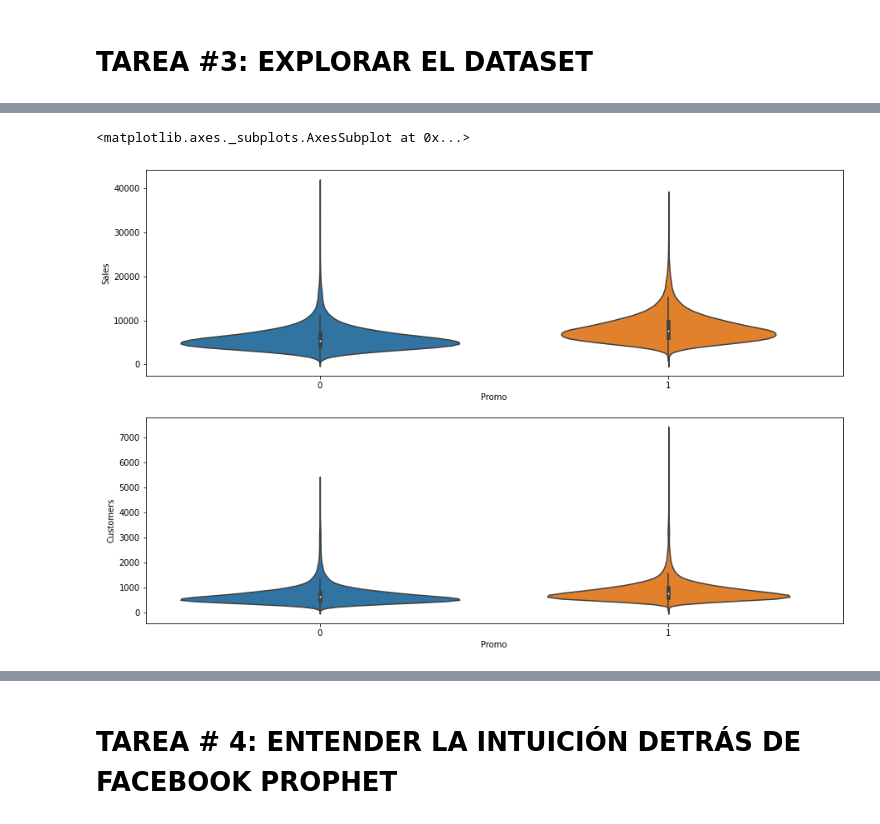
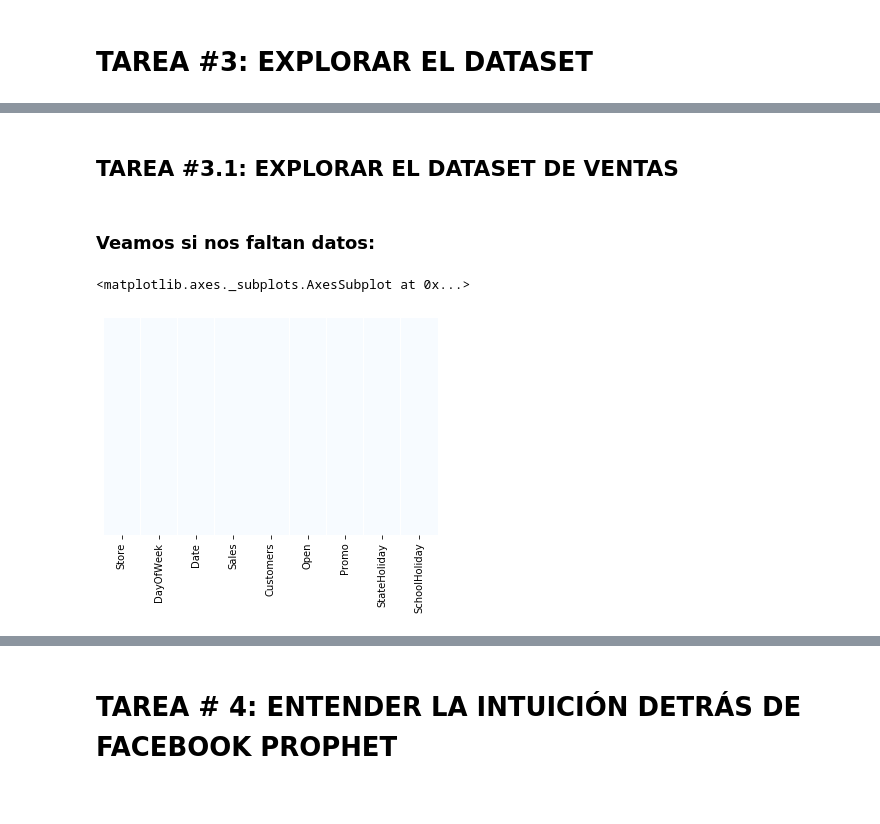
Before and after one commit to dasafo/ds4b, a Jupyter notebook: 3. Sales Department Data/Solución_Departamento_de_Ventas.ipynb, the cells around one changed output, grey strips where cells are left out. Drawn from its saved outputs; the diff is of its cells as text; code cells hidden in the pictures.

```diff
--- a/3. Sales Department Data/Solución_Departamento_de_Ventas.ipynb
+++ b/3. Sales Department Data/Solución_Departamento_de_Ventas.ipynb
@@ -80,0 +40,3 @@ sales_train_df.tail(10)
+# %%
+df = pd.read_csv("train.csv")
+df.shape
@@ -516,11 +176,9 @@ sns.barplot(x = 'Promo', y = 'Customers', data = sales_train_all_df)
-# %%
-plt.figure(figsize=[15,10])
-
-plt.subplot(211)
-sns.violinplot(x = 'Promo', y = 'Sales', data = sales_train_all_df)
-
-plt.subplot(212)
-sns.violinplot(x = 'Promo', y = 'Customers', data = sales_train_all_df)
-# %% [output]
-<matplotlib.axes._subplots.AxesSubplot at 0x...>
-[figure, removed]
+# %% [markdown]
+## TAREA #3.1: EXPLORAR EL DATASET DE VENTAS
+# %% [markdown]
+### Veamos si nos faltan datos:
+# %%
+sns.heatmap(df.isnull(), yticklabels=False, cbar = False, cmap = "Blues")
+# %% [output]
+<matplotlib.axes._subplots.AxesSubplot at 0x...>
+[figure, added]
```
Also changed, not shown: parts of 132 cells of this notebook, 5 other files.
